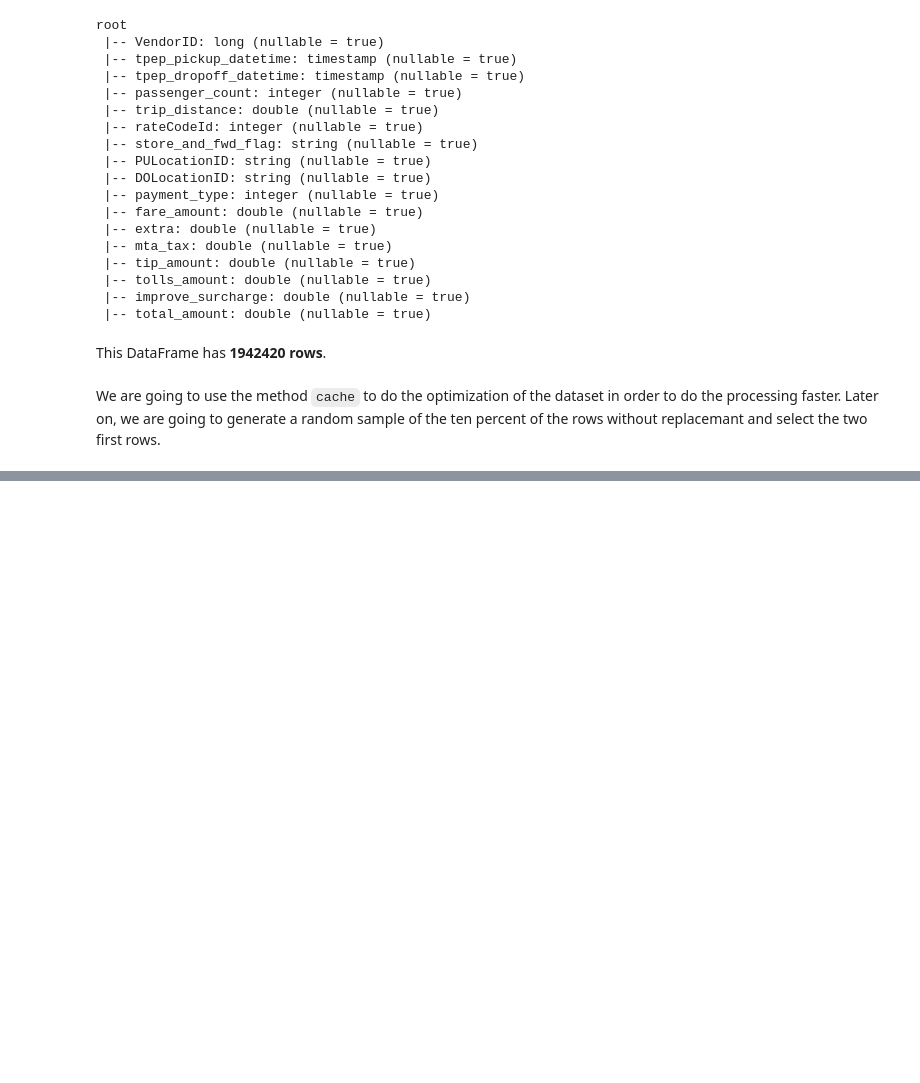
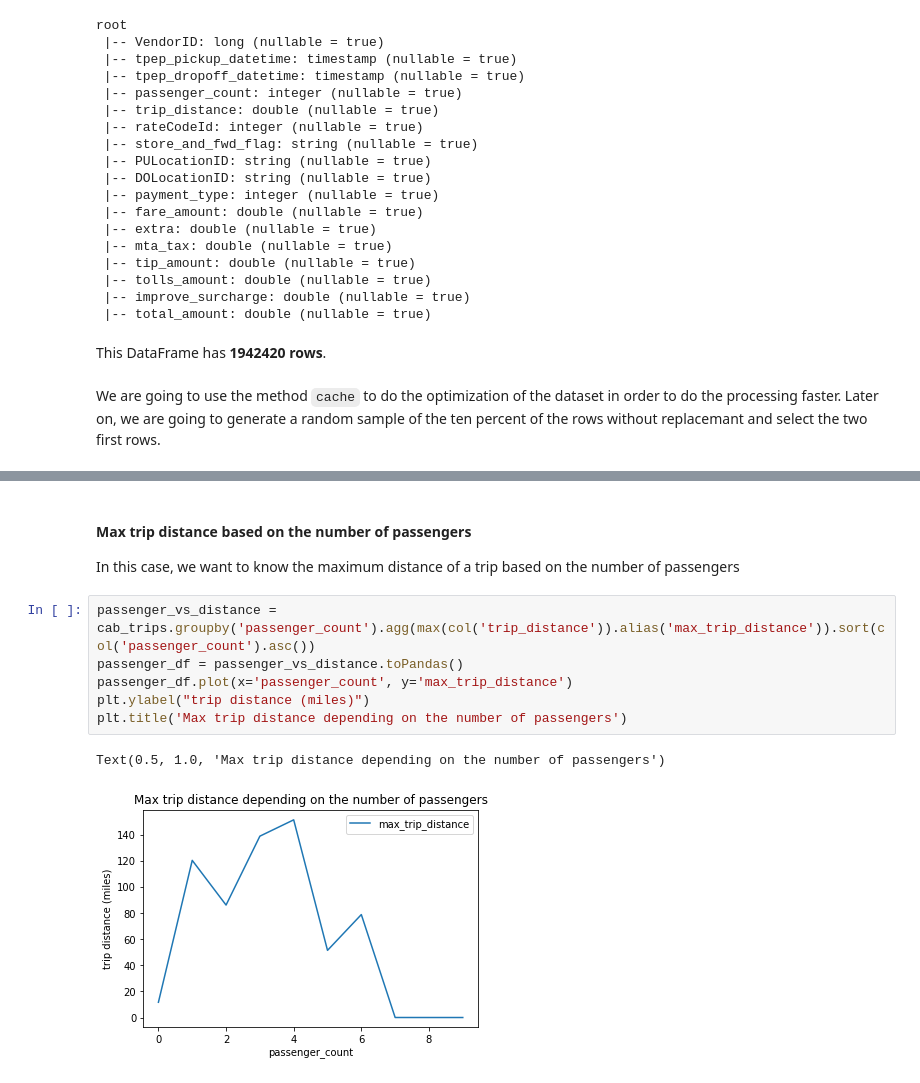
Before and after one commit to luisrodrigar/scalable-distributed-computing, a Jupyter notebook: Lab 2 - PySpark/pyspark-parallel.ipynb, the cells around one changed output, grey strips where cells are left out. Cells and saved outputs as stored; diff of their text form; blank space fills up the shorter version.

```diff
--- a/Lab 2 - PySpark/pyspark-parallel.ipynb
+++ b/Lab 2 - PySpark/pyspark-parallel.ipynb
@@ -88,0 +152,13 @@ cab_trips.select("incident_id","n_killed","n_injured", "n_guns_involved").summar
+# %% [markdown]
+#### Max trip distance based on the number of passengers
+
+In this case, we want to know the maximum distance of a trip based on the number of passengers
+# %%
+passenger_vs_distance = cab_trips.groupby('passenger_count').agg(max(col('trip_distance')).alias('max_trip_distance')).sort(col('passenger_count').asc())
+passenger_df = passenger_vs_distance.toPandas()
+passenger_df.plot(x='passenger_count', y='max_trip_distance')
+plt.ylabel("trip distance (miles)")
+plt.title('Max trip distance depending on the number of passengers')
+# %% [output]
+Text(0.5, 1.0, 'Max trip distance depending on the number of passengers')
+[figure, added]
```
Also changed, not shown: parts of 11 cells of this notebook, 1 other file.
